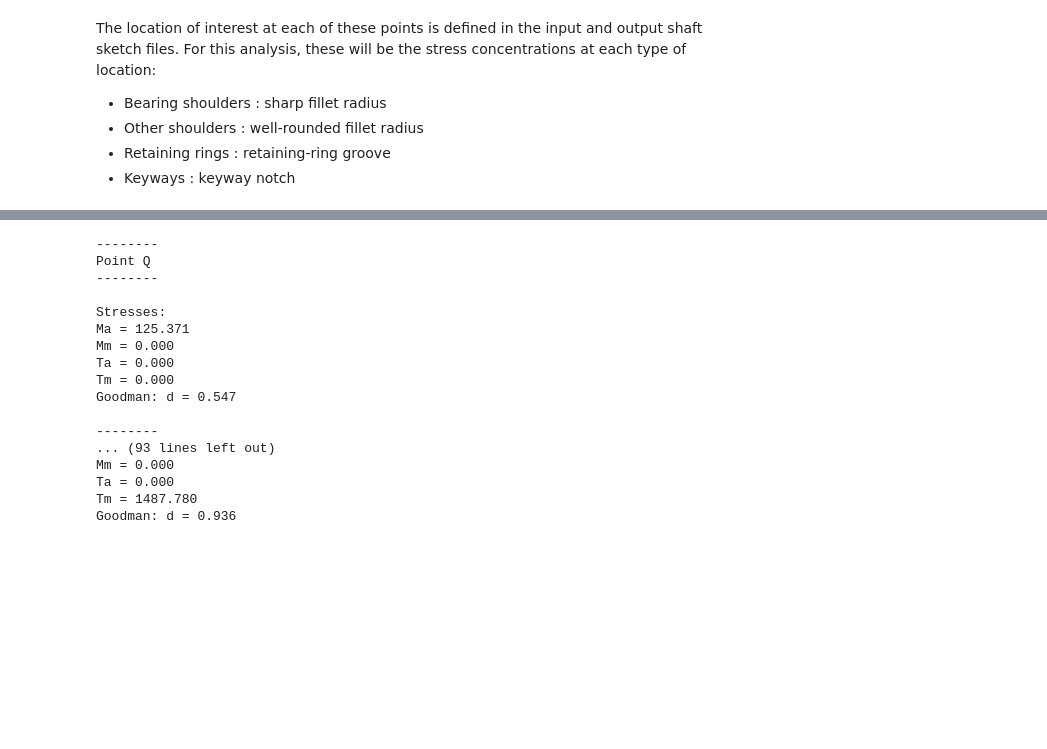
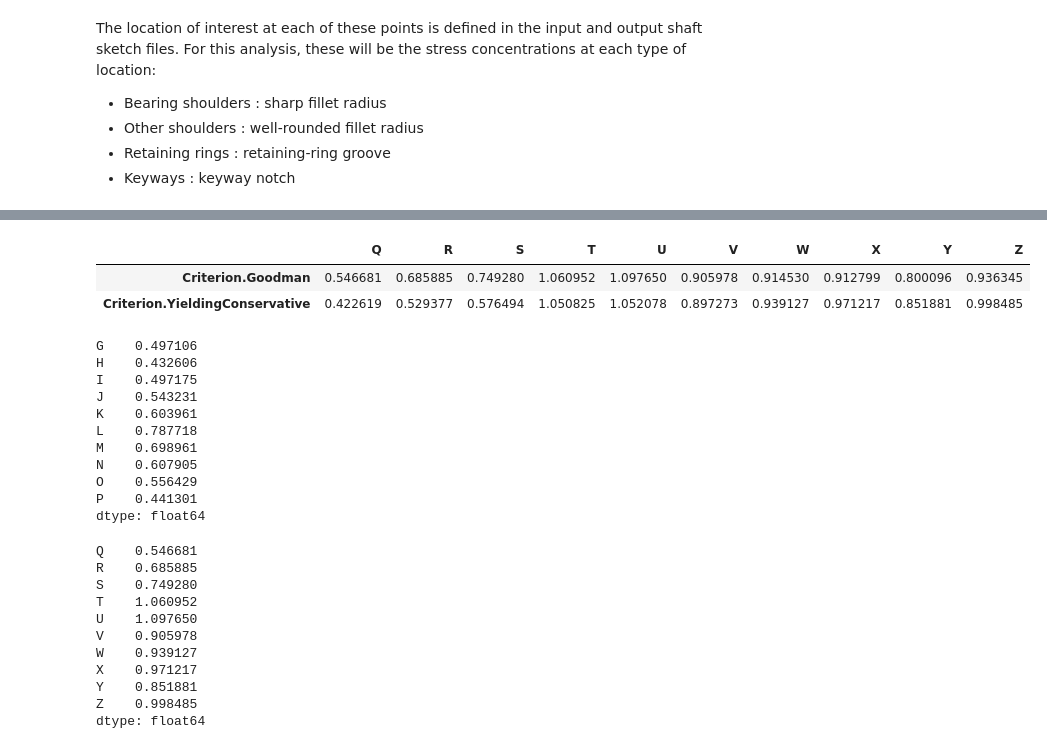
Before and after one commit to iHoonter/Machine-Design-Project-Code, a Jupyter notebook: Project.ipynb, the cells around one changed output, grey strips where cells are left out. Saved outputs shown, nothing was run; the diff lists cells and outputs as text; code cells hidden in the pictures; blank space fills up the shorter version.

```diff
--- a/Project.ipynb
+++ b/Project.ipynb
@@ -755,6 +756,8 @@ output_shaft = sd.Shaft(
     units = sd.units.Imperial,
     material = sd.materials.Strengths(S_ut=53, S_y=44),
     surface_finish = sd.SurfaceFinish.Cold_Drawn,
+
+    n = 1.5,
 
     length = L_shaft,
 
@@ -764,16 +767,16 @@ output_shaft = sd.Shaft(
     Tm = output_Tm,
 
     points = {
-        'Q' : sd.PointProperties(1.25, sd.NotchType.Sharp, n=1.5),
-        'R' : sd.PointProperties(1.25 + ((3-F)/2) - 0.25, sd.NotchType.Well_Rounded, n=1.5),
-        'S' : sd.PointProperties(1.25 + ((3-F)/2), sd.NotchType.Well_Rounded, n=1.5),
-        'T' : sd.PointProperties(4.25 - ((3-F)/2) - 0.125, sd.NotchType.Keyway, n=1.5),
-        'U' : sd.PointProperties(4.25 - ((3-F)/2), sd.NotchType.Retaining_Ring, n=1.5),
-        'V' : sd.PointProperties(4.25 - ((3-F)/2) + 0.25, sd.NotchType.Well_Rounded, n=1.5),
-        'W' : sd.PointProperties(4.25, sd.NotchType.Sharp, n=1.5),
-        'X' : sd.PointProperties(5.00, sd.NotchType.Retaining_Ring, n=1.5),
-        'Y' : sd.PointProperties(5.25, sd.NotchType.Well_Rounded, n=1.5),
-        'Z' : sd.PointProperties(6.00, sd.NotchType.Keyway, n=1.5)
+        'Q' : sd.PointProperties(1.25, sd.NotchType.Sharp),
+        'R' : sd.PointProperties(1.25 + ((3-F)/2) - 0.25, sd.NotchType.Well_Rounded),
+        'S' : sd.PointProperties(1.25 + ((3-F)/2), sd.NotchType.Well_Rounded),
+        'T' : sd.PointProperties(4.25 - ((3-F)/2) - 0.125, sd.NotchType.Keyway),
+        'U' : sd.PointProperties(4.25 - ((3-F)/2), sd.NotchType.Retaining_Ring),
+        'V' : sd.PointProperties(4.25 - ((3-F)/2) + 0.25, sd.NotchType.Well_Rounded),
+        'W' : sd.PointProperties(4.25, sd.NotchType.Sharp),
+        'X' : sd.PointProperties(5.00, sd.NotchType.Retaining_Ring),
+        'Y' : sd.PointProperties(5.25, sd.NotchType.Well_Rounded),
+        'Z' : sd.PointProperties(6.00, sd.NotchType.Keyway)
     }
 )
 # %%
@@ -804,21 +794,39 @@ Goodman: d = 0.441
 # %%
 # Solving for diameters on the output shaft
-output_analyzer.Goodman()
+output_analyzer.solveUsing([sd.Criterion.Goodman, sd.Criterion.YieldingConservative])
+display(output_analyzer.table)
 # %% [output]
---------
-Point Q
---------
-
-Stresses:
-Ma = 125.371
-Mm = 0.000
-Ta = 0.000
-Tm = 0.000
-Goodman: d = 0.547
-
---------
-... (93 lines left out)
-Mm = 0.000
-Ta = 0.000
-Tm = 1487.780
-Goodman: d = 0.936
+|  | Q | R | S | T | U | V | W | X | Y | Z |
+| Criterion.Goodman | 0.546681 | 0.685885 | 0.749280 | 1.060952 | 1.097650 | 0.905978 | 0.914530 | 0.912799 | 0.800096 | 0.936345 |
+| Criterion.YieldingConservative | 0.422619 | 0.529377 | 0.576494 | 1.050825 | 1.052078 | 0.897273 | 0.939127 | 0.971217 | 0.851881 | 0.998485 |
+# %%
+# Taking the maximum diameter for each point from each criterion as the minimum allowable diameter
+
+input_diameters = input_analyzer.table.max()
+output_diameters = output_analyzer.table.max()
+
+display(input_diameters)
+display(output_diameters)
+# %% [output]
+G    0.497106
+H    0.432606
+I    0.497175
+J    0.543231
+K    0.603961
+L    0.787718
+M    0.698961
+N    0.607905
+O    0.556429
+P    0.441301
+dtype: float64
+Q    0.546681
+R    0.685885
+S    0.749280
+T    1.060952
+U    1.097650
+V    0.905978
+W    0.939127
+X    0.971217
+Y    0.851881
+Z    0.998485
+dtype: float64
```
Also changed, not shown: parts of 7 cells of this notebook, 7 other files.
